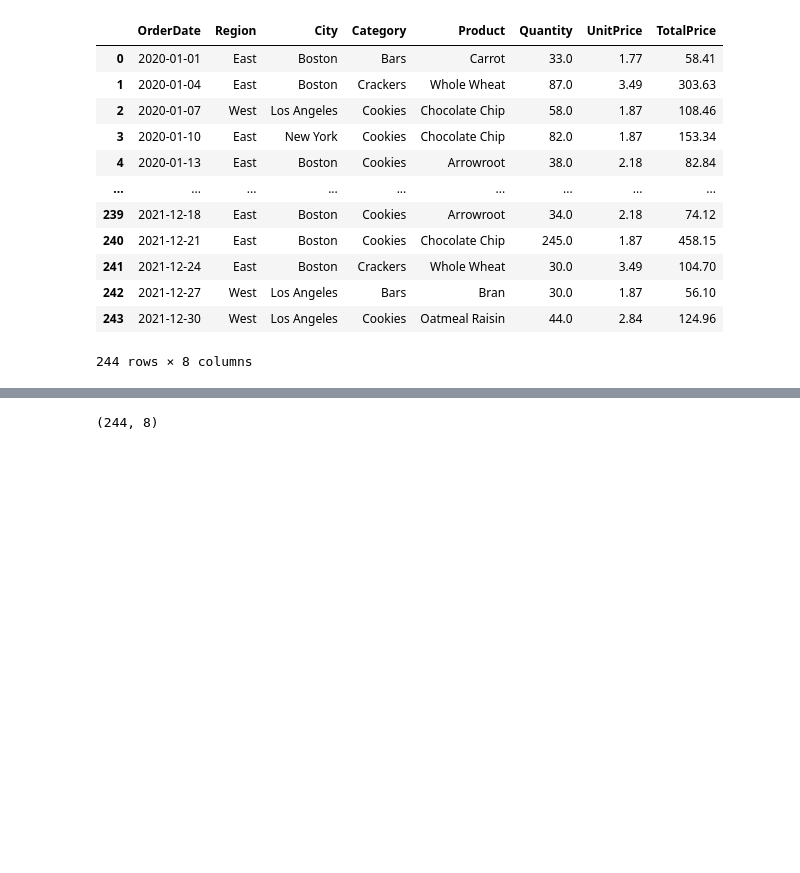
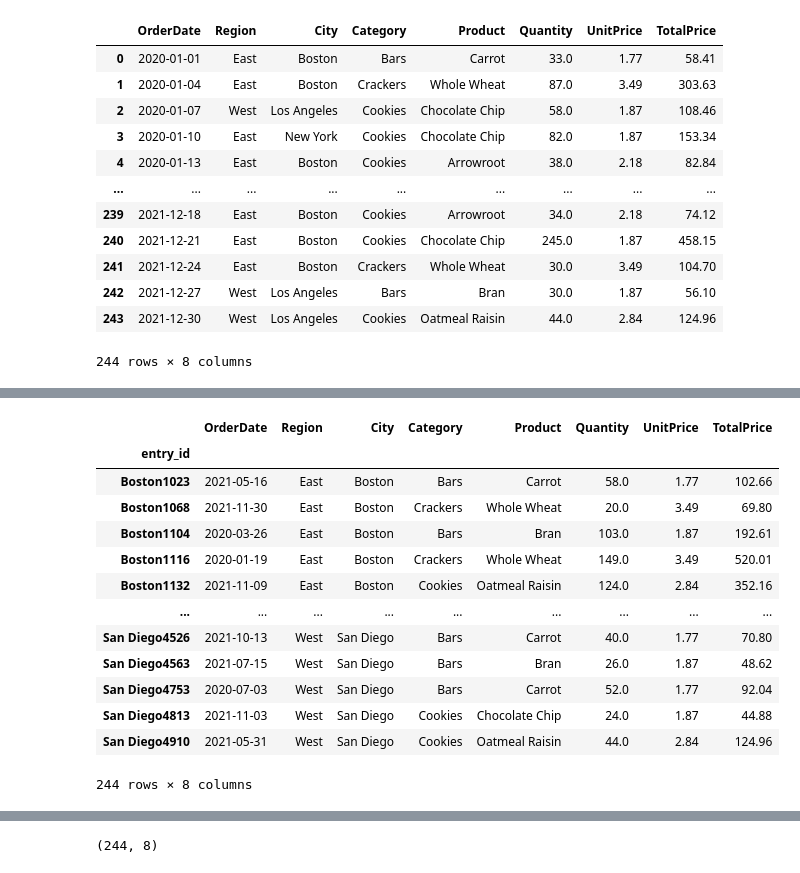
Before and after one commit to sledhead/python_core_test, a Jupyter notebook: excel_test.ipynb, the cells around one changed output, grey strips where cells are left out. Drawn from its saved outputs; the diff is of its cells as text; code cells hidden in the pictures; blank space fills up the shorter version.

```diff
--- a/excel_test.ipynb
+++ b/excel_test.ipynb
@@ -131,0 +194,17 @@ df
+# %%
+df_entry_id.sort_index()
+# %% [output]
+|  | OrderDate | Region | City | Category | Product | Quantity | UnitPrice | TotalPrice |
+| entry_id |  |  |  |  |  |  |  |  |
+| Boston1023 | 2021-05-16 | East | Boston | Bars | Carrot | 58.0 | 1.77 | 102.66 |
+| Boston1068 | 2021-11-30 | East | Boston | Crackers | Whole Wheat | 20.0 | 3.49 | 69.80 |
+| Boston1104 | 2020-03-26 | East | Boston | Bars | Bran | 103.0 | 1.87 | 192.61 |
+| Boston1116 | 2020-01-19 | East | Boston | Crackers | Whole Wheat | 149.0 | 3.49 | 520.01 |
+| Boston1132 | 2021-11-09 | East | Boston | Cookies | Oatmeal Raisin | 124.0 | 2.84 | 352.16 |
+| ... | ... | ... | ... | ... | ... | ... | ... | ... |
+| San Diego4526 | 2021-10-13 | West | San Diego | Bars | Carrot | 40.0 | 1.77 | 70.80 |
+| San Diego4563 | 2021-07-15 | West | San Diego | Bars | Bran | 26.0 | 1.87 | 48.62 |
+| San Diego4753 | 2020-07-03 | West | San Diego | Bars | Carrot | 52.0 | 1.77 | 92.04 |
+| San Diego4813 | 2021-11-03 | West | San Diego | Cookies | Chocolate Chip | 24.0 | 1.87 | 44.88 |
+| San Diego4910 | 2021-05-31 | West | San Diego | Cookies | Oatmeal Raisin | 44.0 | 2.84 | 124.96 |
+244 rows × 8 columns
```
Also changed, not shown: parts of 8 cells of this notebook.
